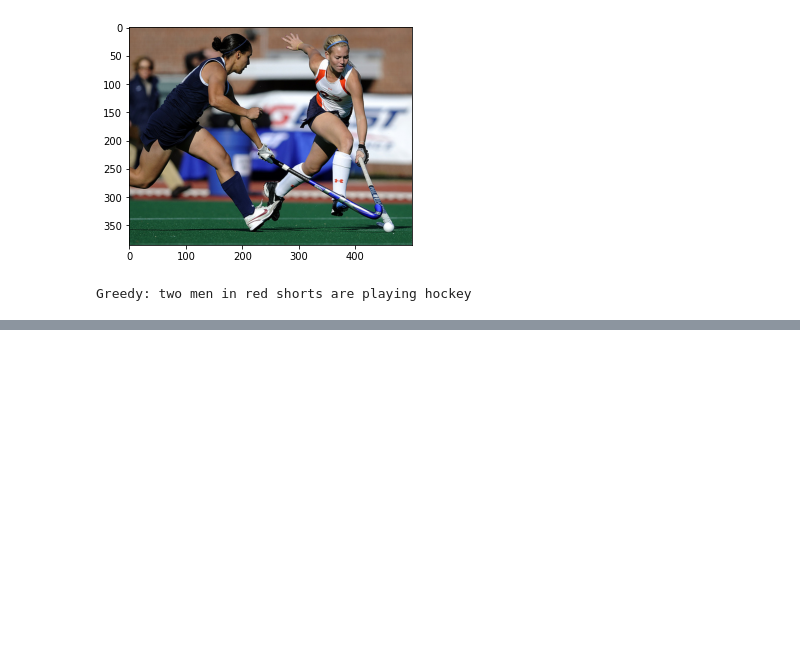
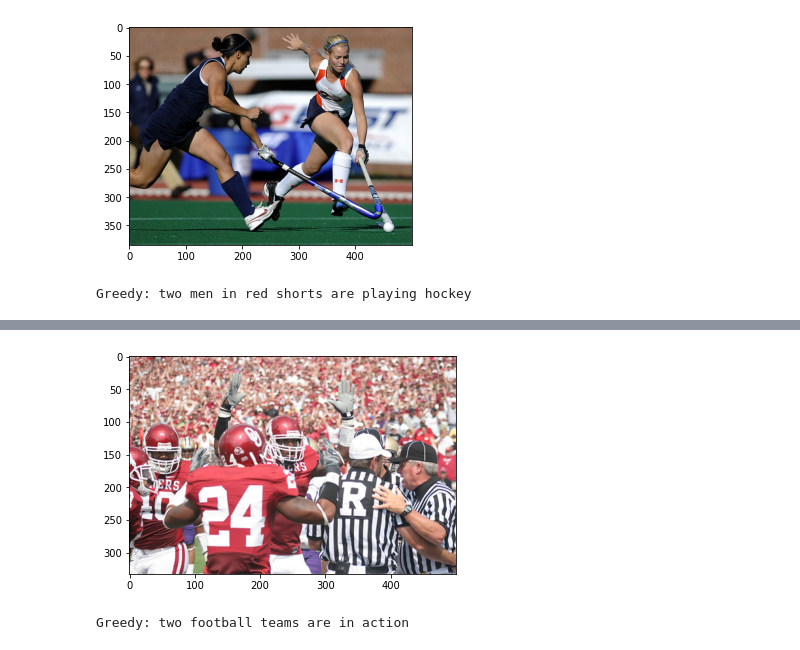
Before and after one commit to maverick98/CDS, a Jupyter notebook: Group4_Image_Caption_Using_Inception1.ipynb, the cells around one changed output, grey strips where cells are left out. Cells and saved outputs as stored; diff of their text form; code cells hidden in the pictures; blank space fills up the shorter version.

```diff
--- a/Group4_Image_Caption_Using_Inception1.ipynb
+++ b/Group4_Image_Caption_Using_Inception1.ipynb
@@ -771,0 +794,11 @@ Greedy: two men in red shorts are playing hockey
+# %%
+z=811
+pic = list(encoding_test.keys())[z]
+image = encoding_test[pic].reshape((1,2048))
+x=plt.imread(image_dataset+pic)
+plt.imshow(x)
+plt.show()
+print("Greedy:",greedySearch(image))
+# %% [output]
+[figure, added]
+Greedy: two football teams are in action
```
Also changed, not shown: parts of 2 cells of this notebook.
